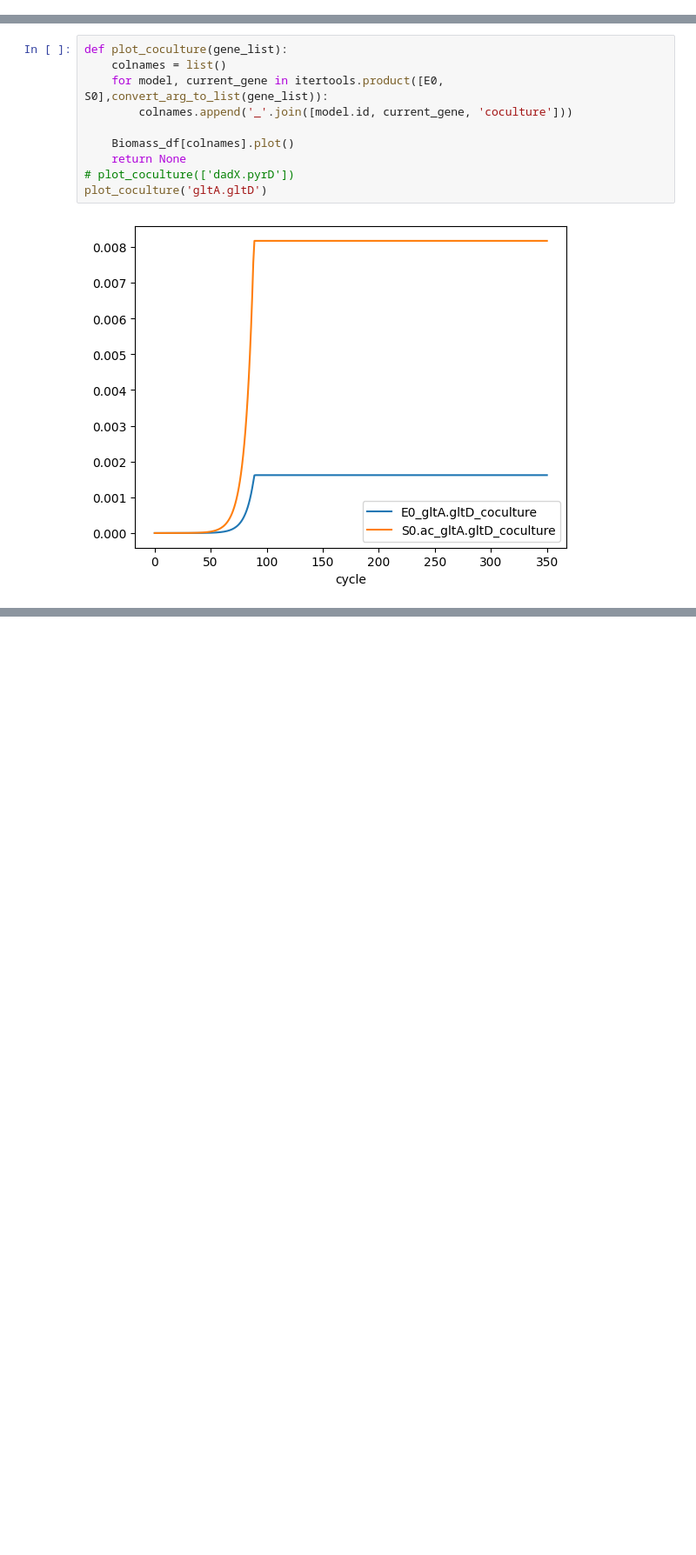
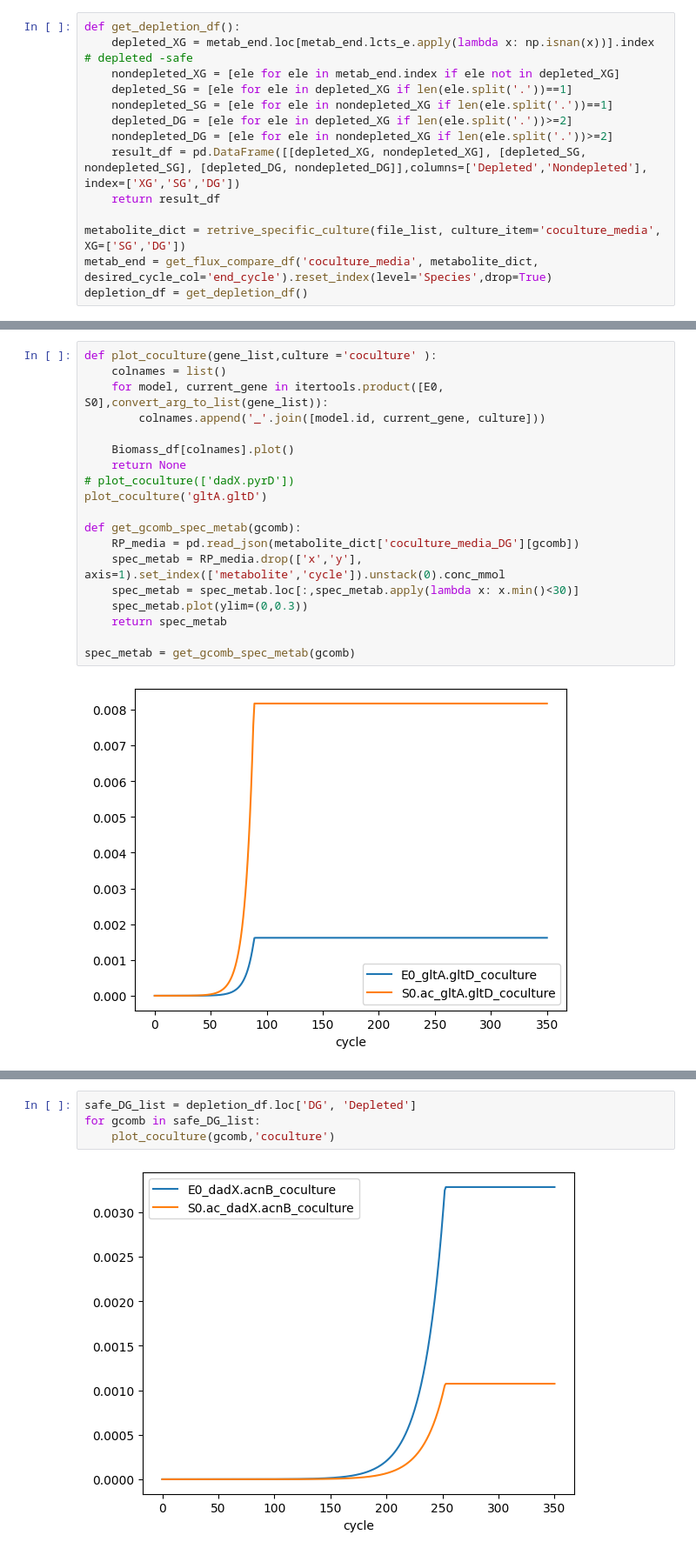
Before and after one commit to TFwongw/Harcombe_Lab, a Jupyter notebook: JupyterNotebook/flux_analysis.ipynb, the cells around one changed output, grey strips where cells are left out. Shown at 87% size. Drawn from its saved outputs; the diff is of its cells as text; blank space fills up the shorter version.

Commit message:
feature extension of function get_flux_compare_df for querying media from dict, check carbon source depletion

```diff
--- a/JupyterNotebook/flux_analysis.ipynb
+++ b/JupyterNotebook/flux_analysis.ipynb
@@ -482,3 +499,17 @@ flux_compare_df = pd.read_csv('./Data/flux_compare_df.csv')
+# %%
+def get_depletion_df():
+    depleted_XG = metab_end.loc[metab_end.lcts_e.apply(lambda x: np.isnan(x))].index # depleted -safe
+    nondepleted_XG = [ele for ele in metab_end.index if ele not in depleted_XG]
+    depleted_SG = [ele for ele in depleted_XG if len(ele.split('.'))==1]
+    nondepleted_SG = [ele for ele in nondepleted_XG if len(ele.split('.'))==1]
+    depleted_DG = [ele for ele in depleted_XG if len(ele.split('.'))>=2]
+    nondepleted_DG = [ele for ele in nondepleted_XG if len(ele.split('.'))>=2]
+    result_df = pd.DataFrame([[depleted_XG, nondepleted_XG], [depleted_SG, nondepleted_SG], [depleted_DG, nondepleted_DG]],columns=['Depleted','Nondepleted'], index=['XG','SG','DG'])
+    return result_df
+
+metabolite_dict = retrive_specific_culture(file_list, culture_item='coculture_media', XG=['SG','DG'])
+metab_end = get_flux_compare_df('coculture_media', metabolite_dict, desired_cycle_col='end_cycle').reset_index(level='Species',drop=True)
+depletion_df = get_depletion_df()
 # %% [markdown]
 # Reaction column
 # %%
@@ -795,12 +848,21 @@ flux_analysis_full.to_csv('./Data/flux_analysis_full.csv')
 # %%
-def plot_coculture(gene_list):
+def plot_coculture(gene_list,culture ='coculture' ):
     colnames = list()
     for model, current_gene in itertools.product([E0, S0],convert_arg_to_list(gene_list)):
-        colnames.append('_'.join([model.id, current_gene, 'coculture']))
+        colnames.append('_'.join([model.id, current_gene, culture]))
 
     Biomass_df[colnames].plot()
     return None
 # plot_coculture(['dadX.pyrD'])
 plot_coculture('gltA.gltD')
+
+def get_gcomb_spec_metab(gcomb):
+    RP_media = pd.read_json(metabolite_dict['coculture_media_DG'][gcomb])
+    spec_metab = RP_media.drop(['x','y'], axis=1).set_index(['metabolite','cycle']).unstack(0).conc_mmol
+    spec_metab = spec_metab.loc[:,spec_metab.apply(lambda x: x.min()<30)]
+    spec_metab.plot(ylim=(0,0.3))
+    return spec_metab
+
+spec_metab = get_gcomb_spec_metab(gcomb)
 # %% [output]
 [figure]
@@ -806,0 +879,6 @@ plot_coculture('gltA.gltD')
+# %%
+safe_DG_list = depletion_df.loc['DG', 'Depleted']
+for gcomb in safe_DG_list:
+    plot_coculture(gcomb,'coculture')
+# %% [output]
+[figure, added]
```
Also changed, not shown: parts of 34 cells of this notebook.
